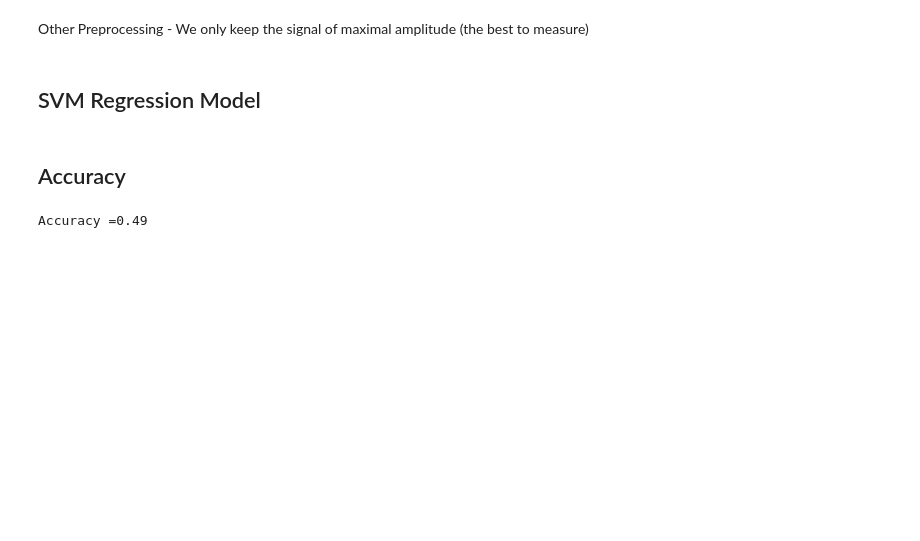
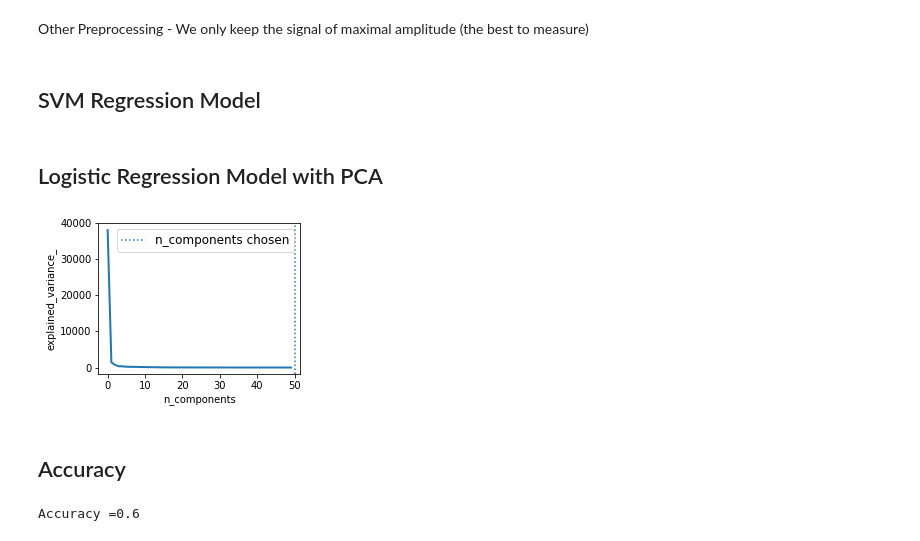
Before and after one commit to HongChen1995/DeepLearning2018, a Jupyter notebook: MiniProject1/test.ipynb, the cells around one changed output. Drawn from its saved outputs; the diff is of its cells as text; code cells hidden in the pictures; blank space fills up the shorter version.

Commit message:
More Linear Reagression - Logistic Regression with PCA has been added

```diff
--- a/MiniProject1/test.ipynb
+++ b/MiniProject1/test.ipynb
@@ -338,6 +338,53 @@ from sklearn import svm
 clf = svm.SVC(gamma=0.001, C=100.)
 clf.fit(extractedFeatures, train_target) #train by fitting the data
 test_prediction = clf.predict(extractedFeaturesTest) #prediction
+# %% [markdown]
+## Logistic Regression Model with PCA
+# %%
+import numpy as np
+import matplotlib.pyplot as plt
+
+from sklearn import linear_model, decomposition, datasets
+from sklearn.pipeline import Pipeline
+from sklearn.model_selection import GridSearchCV
+
+logistic = linear_model.LogisticRegression()
+
+pca = decomposition.PCA()
+pipe = Pipeline(steps=[('pca', pca), ('logistic', logistic)])
+
+X_train = extractedFeatures
+Y_train = np.array(train_target)
+
+# Plot the PCA spectrum
+pca.fit(X_train)
+
+plt.figure(1, figsize=(4, 3))
+plt.clf()
+plt.axes([.2, .2, .7, .7])
+plt.plot(pca.explained_variance_, linewidth=2)
+plt.axis('tight')
+plt.xlabel('n_components')
+plt.ylabel('explained_variance_')
+
+# Prediction
+n_components = [20, 40, 50]
+Cs = np.logspace(-4, 4, 3)
+
+# Parameters of pipelines can be set using ‘__’ separated parameter names:
+estimator = GridSearchCV(pipe,
+                         dict(pca__n_components=n_components,
+                              logistic__C=Cs))
+estimator.fit(X_train, Y_train)
+
+plt.axvline(estimator.best_estimator_.named_steps['pca'].n_components,
+            linestyle=':', label='n_components chosen')
+plt.legend(prop=dict(size=12))
+plt.show()
+
+test_prediction = estimator.predict(extractedFeaturesTest) #prediction
+# %% [output]
+[figure, added]
 # %% [markdown]
 ## Accuracy
 # %%
@@ -348,4 +395,4 @@ for i in range (0, len(test_prediction)):
 
 print('Accuracy =' + str(counter/len(test_prediction)))
 # %% [output]
-Accuracy =0.49
+Accuracy =0.6
```
Also changed, not shown: 9 other files.
